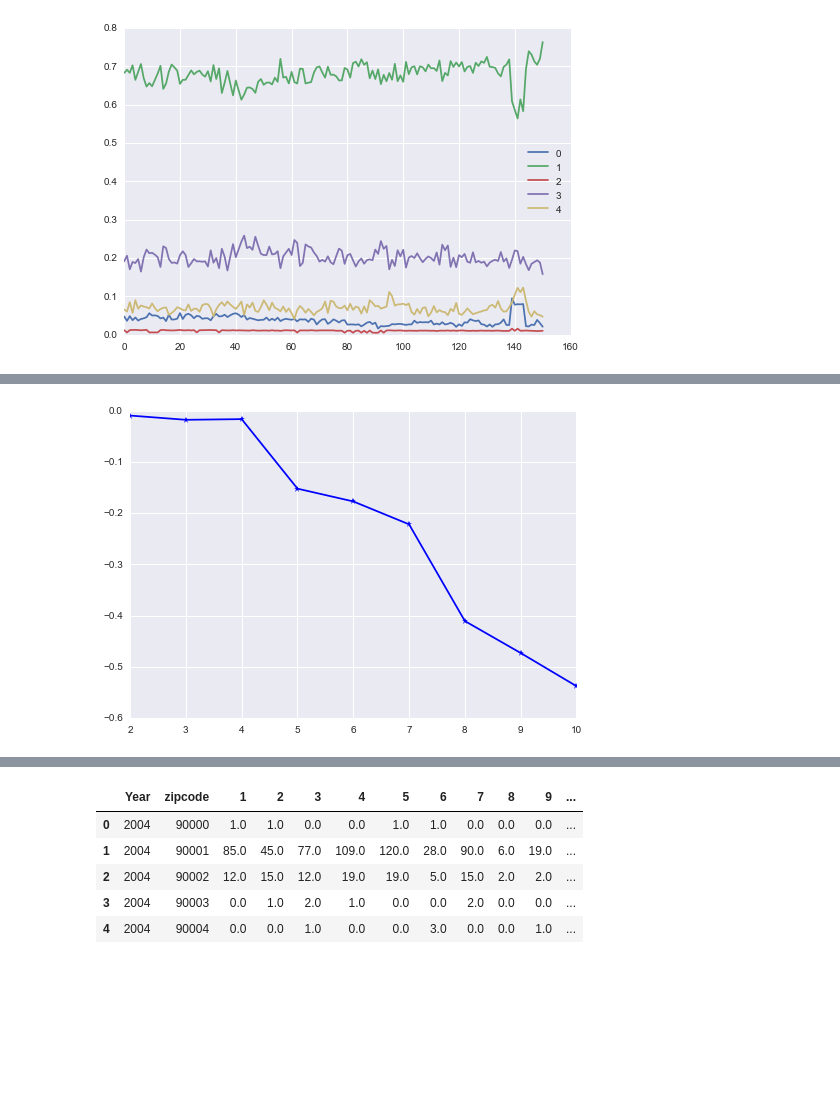
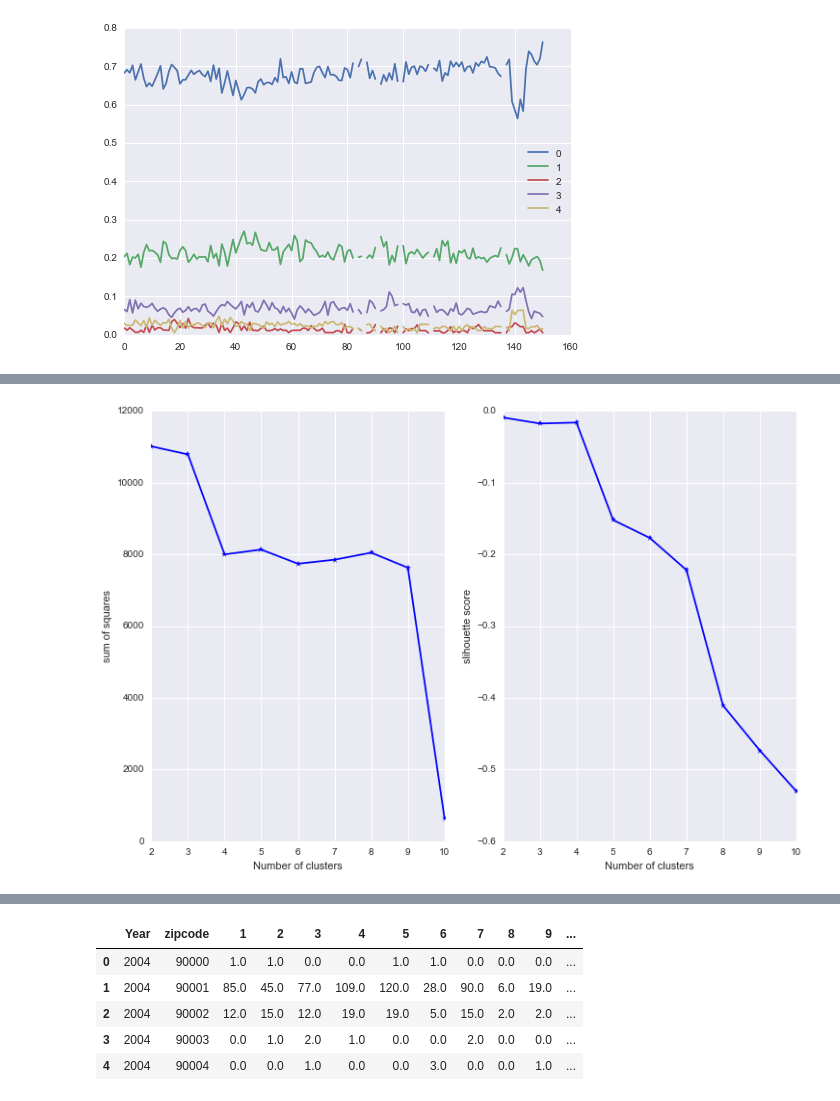
Before and after one commit to livenb/crime_prediction, a Jupyter notebook: compare_city.ipynb, the cells around one changed output, grey strips where cells are left out. Saved outputs shown, nothing was run; the diff lists cells and outputs as text; code cells hidden in the pictures; blank space fills up the shorter version.

```diff
--- a/compare_city.ipynb
+++ b/compare_city.ipynb
@@ -17,8 +18,10 @@ X = ladf.drop(['Year', 'Month', 'zipcode'], axis=1).values
 scaler = MinMaxScaler()
 X_sca = scaler.fit_transform(X)
 model = KMeans(5, n_init=3)
-model.fit(X)
+model.fit(X_sca)
 labels = model.labels_
 centroids = model.cluster_centers_
 ladf['class'] = labels
 cntClass = ladf.groupby(['Year', 'Month', 'class'])['zipcode'].count().unstack().reset_index()
+for cent in centroids:
+    print cent
@@ -33,7 +48,7 @@ for k in xrange(5):
 plt.legend(loc='best')
 plt.show()
 # %% [output]
-[figure, old version]
+[figure, new version]
 # %%
 layr.info()
 # %% [output]
@@ -56,23 +71,38 @@ dtypes: float64(10), int64(2)
 memory usage: 357.5 KB
 # %%
 def nmf_test(df, scale=True):
-    X = df.drop(['Year', 'zipcode'], axis=1).values
+    new_df = df.groupby(['Year', 'zipcode']).sum().reset_index().drop('Month', axis=1)
+    X = new_df.drop(['Year', 'zipcode'], axis=1).values
     if scale:
         scaler = MinMaxScaler()
-        X_sca = scaler.fit_transform(X)
+        X = scaler.fit_transform(X)
     scores = []
+    dists = []
     for k in xrange(2, 11):
         model = NMF(n_components=k)
         W = model.fit_transform(X)
         labels = W.argmax(axis=1)
+        H = model.components_
+        dist = cdist(X, H)
+        dists.append(dist.min(axis=1).sum())
         score = silhouette_score(X, labels)
         scores.append(score)
-    plt.plot(xrange(2, 11), scores, 'b*-')
+    fig = plt.figure(figsize=(12,8))
+    ax1 = fig.add_subplot(121)
+    ax1.plot(xrange(2, 11), dists, 'b*-')
+    ax1.grid(True)
+    ax1.set_xlabel('Number of clusters')
+    ax1.set_ylabel('sum of squares')
+    ax2 = fig.add_subplot(122)
+    ax2.plot(xrange(2, 11), scores, 'b*-')
+    ax2.grid(True)
+    ax2.set_xlabel('Number of clusters')
+    ax2.set_ylabel('slihouette score')
     plt.show()
 # %%
-nmf_test(layr)
+nmf_test(ladf)
 # %% [output]
-[figure, old version]
+[figure, new version]
 # %%
 crimes = {1: 'Theft/Larcery', 2: 'Robebery', 3: 'Nacotic/Alcochol',
           4: 'Assault', 5: 'Grand Auto Theft', 6: 'Vandalism',
```
Also changed, not shown: parts of 19 cells of this notebook, 1 other file.
